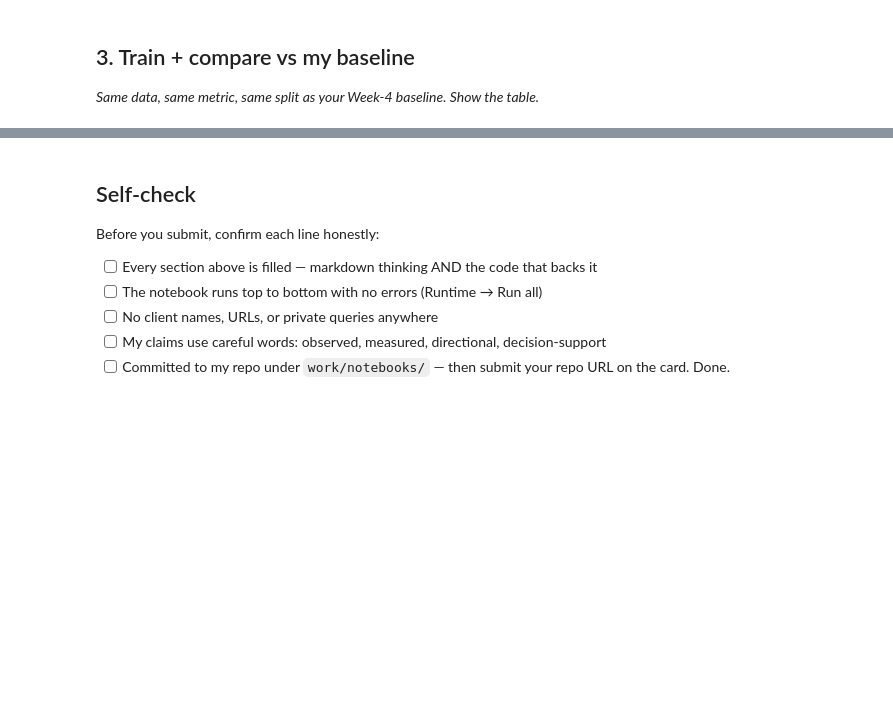
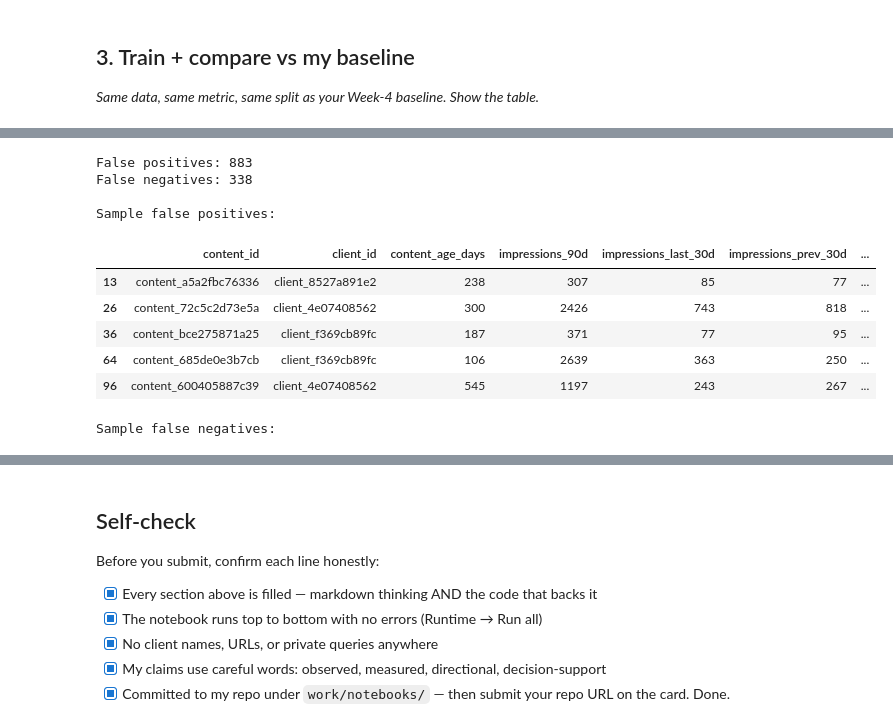
Before and after one commit to AsimaZaheer/Task1, a Jupyter notebook: work/notebooks/w05_model.ipynb, the cells around one changed output, grey strips where cells are left out. Drawn from its saved outputs; the diff is of its cells as text; code cells hidden in the pictures; blank space fills up the shorter version.

```diff
--- a/work/notebooks/w05_model.ipynb
+++ b/work/notebooks/w05_model.ipynb
@@ -36,0 +52,10 @@ This skeleton is yours to fill. Work the sections **in order** — each one has
+# %%
+import pandas as pd
+
+df = pd.read_csv(
+    "/content/Task1/data/raw/content_refresh_anonymized.csv"
+)
+
+print("Dataset shape:", df.shape)
+print("\nColumns:")
+print(df.columns.tolist())
@@ -36,0 +276,52 @@ This skeleton is yours to fill. Work the sections **in order** — each one has
+# %%
+# Identify the model's errors on the test set
+
+error_analysis = df.iloc[test_idx][
+    [
+        "content_id",
+        "client_id",
+        "content_age_days",
+        "impressions_90d",
+        "impressions_last_30d",
+        "impressions_prev_30d",
+        "avg_position",
+        "trend_direction"
+    ]
+].copy()
+
+error_analysis["actual"] = y_test.values
+error_analysis["predicted"] = rf_pred
+error_analysis["model_probability"] = rf_prob
+
+# False positives: predicted declining, actually not declining
+false_positives = error_analysis[
+    (error_analysis["predicted"] == 1) &
+    (error_analysis["actual"] == 0)
+]
+
+# False negatives: predicted not declining, actually declining
+false_negatives = error_analysis[
+    (error_analysis["predicted"] == 0) &
+    (error_analysis["actual"] == 1)
+]
+
+print("False positives:", len(false_positives))
+print("False negatives:", len(false_negatives))
+
+print("\nSample false positives:")
+display(false_positives.head(5))
+
+print("\nSample false negatives:")
+display(false_negatives.head(5))
+# %% [output]
+False positives: 883
+False negatives: 338
+
+Sample false positives:
+|  | content_id | client_id | content_age_days | impressions_90d | impressions_last_30d | impressions_prev_30d | ... |
+| 13 | content_a5a2fbc76336 | client_8527a891e2 | 238 | 307 | 85 | 77 | ... |
+| 26 | content_72c5c2d73e5a | client_4e07408562 | 300 | 2426 | 743 | 818 | ... |
+| 36 | content_bce275871a25 | client_f369cb89fc | 187 | 371 | 77 | 95 | ... |
+| 64 | content_685de0e3b7cb | client_f369cb89fc | 106 | 2639 | 363 | 250 | ... |
+| 96 | content_600405887c39 | client_4e07408562 | 545 | 1197 | 243 | 267 | ... |
+Sample false negatives:
@@ -39,8 +336,8 @@ This skeleton is yours to fill. Work the sections **in order** — each one has
 
 Before you submit, confirm each line honestly:
 
-- [ ] Every section above is filled — markdown thinking AND the code that backs it
-- [ ] The notebook runs top to bottom with no errors (Runtime → Run all)
-- [ ] No client names, URLs, or private queries anywhere
-- [ ] My claims use careful words: observed, measured, directional, decision-support
-- [ ] Committed to my repo under `work/notebooks/` — then submit your repo URL on the card. Done.
+- [x] Every section above is filled — markdown thinking AND the code that backs it
+- [x] The notebook runs top to bottom with no errors (Runtime → Run all)
+- [x] No client names, URLs, or private queries anywhere
+- [x] My claims use careful words: observed, measured, directional, decision-support
+- [x] Committed to my repo under `work/notebooks/` — then submit your repo URL on the card. Done.
```
Also changed, not shown: parts of 18 cells of this notebook.
